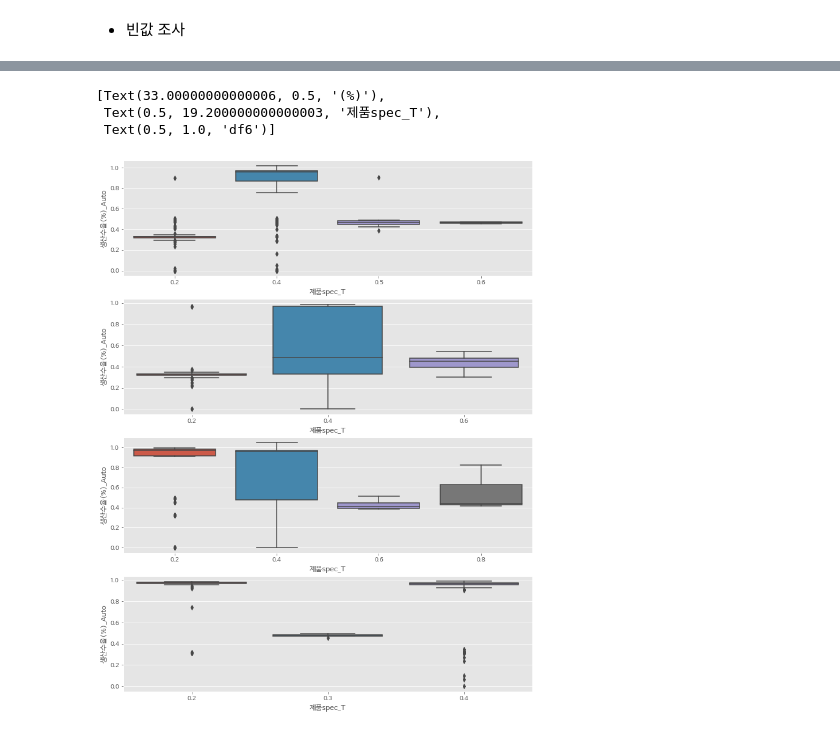
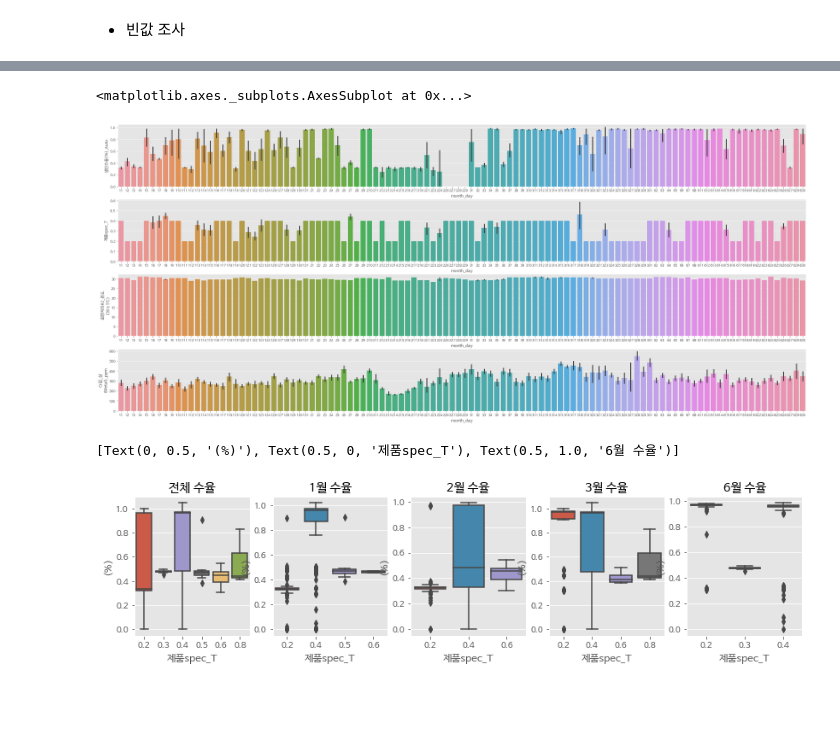
Before and after one commit to gbnam/lab, a Jupyter notebook: Cr_coating.ipynb, the cells around one changed output, grey strips where cells are left out. Saved outputs shown, nothing was run; the diff lists cells and outputs as text; code cells hidden in the pictures; blank space fills up the shorter version.

```diff
--- a/Cr_coating.ipynb
+++ b/Cr_coating.ipynb
@@ -191,22 +123,33 @@ Name: day, dtype: float64
+# %%
+figure, (ax, ax1, ax2, ax3) = plt.subplots(nrows=4)
+figure.set_size_inches(35,15)
+
+sns.barplot(data=df_all, x="month_day", y="생산수율(%)_Auto", ax=ax)
+sns.barplot(data=df_all, x="month_day", y="제품spec_T", ax=ax1)
+sns.barplot(data=df_all, x="month_day", y="표면처리#2_온도\n(30±5℃)", ax=ax2)
+sns.barplot(data=df_all, x="month_day", y="Cr값_상\n(Metal)_ppm", ax=ax3)
+# %% [output]
+<matplotlib.axes._subplots.AxesSubplot at 0x...>
+[figure, added]
 # %%
-fig, (ax1, ax2, ax3, ax4) = plt.subplots(nrows=4)
-#fig, axes = plt.subplots()
-fig.set_size_inches(12, 16)
+fig, (ax1, ax2, ax3, ax4, ax5) = plt.subplots(ncols=5)
+fig.set_size_inches(14, 3)
 
-sns.boxplot(data=df1, y="생산수율(%)_Auto",x="제품spec_T",orient="v",ax=ax1)
-ax.set(xlabel='제품spec_T', ylabel='(%)',title="df1")
+sns.boxplot(data=df_all, y="생산수율(%)_Auto",x="제품spec_T",orient="v",ax=ax1)
+ax1.set(xlabel='제품spec_T', ylabel='(%)',title="전체 수율")
 
-sns.boxplot(data=df2, y="생산수율(%)_Auto",x="제품spec_T",orient="v",ax=ax2)
-ax.set(xlabel='제품spec_T', ylabel='(%)',title="df2")
+sns.boxplot(data=df1, y="생산수율(%)_Auto",x="제품spec_T",orient="v",ax=ax2)
+ax2.set(xlabel='제품spec_T', ylabel='(%)',title="1월 수율")
 
-sns.boxplot(data=df3, y="생산수율(%)_Auto",x="제품spec_T",orient="v",ax=ax3)
-ax.set(xlabel='제품spec_T', ylabel='(%)',title="df3")
+sns.boxplot(data=df2, y="생산수율(%)_Auto",x="제품spec_T",orient="v",ax=ax3)
+ax3.set(xlabel='제품spec_T', ylabel='(%)',title="2월 수율")
 
-sns.boxplot(data=df6, y="생산수율(%)_Auto",x="제품spec_T",orient="v",ax=ax4)
-ax.set(xlabel='제품spec_T', ylabel='(%)',title="df6")
+sns.boxplot(data=df3, y="생산수율(%)_Auto",x="제품spec_T",orient="v",ax=ax4)
+ax4.set(xlabel='제품spec_T', ylabel='(%)',title="3월 수율")
+
+sns.boxplot(data=df6, y="생산수율(%)_Auto",x="제품spec_T",orient="v",ax=ax5)
+ax5.set(xlabel='제품spec_T', ylabel='(%)',title="6월 수율")
 # %% [output]
-[Text(33.00000000000006, 0.5, '(%)'),
- Text(0.5, 19.200000000000003, '제품spec_T'),
- Text(0.5, 1.0, 'df6')]
+[Text(0, 0.5, '(%)'), Text(0.5, 0, '제품spec_T'), Text(0.5, 1.0, '6월 수율')]
-[figure, old version]
+[figure, new version]
 # %%
```
Also changed, not shown: parts of 31 cells of this notebook.
